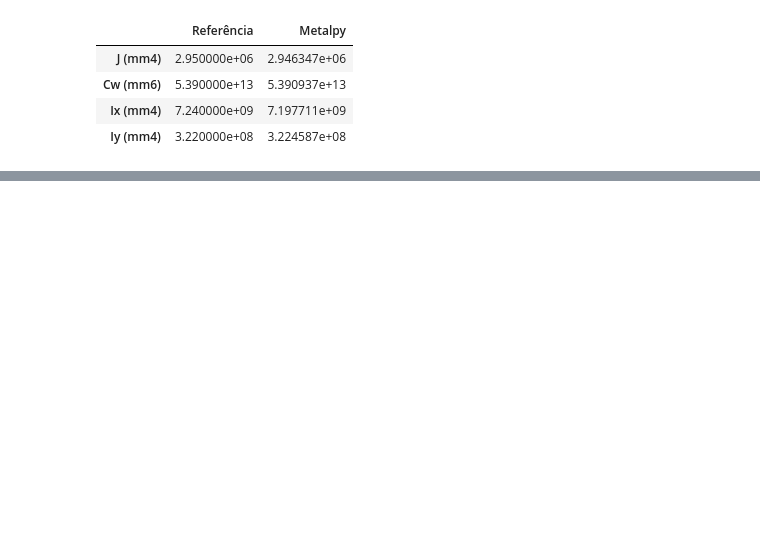
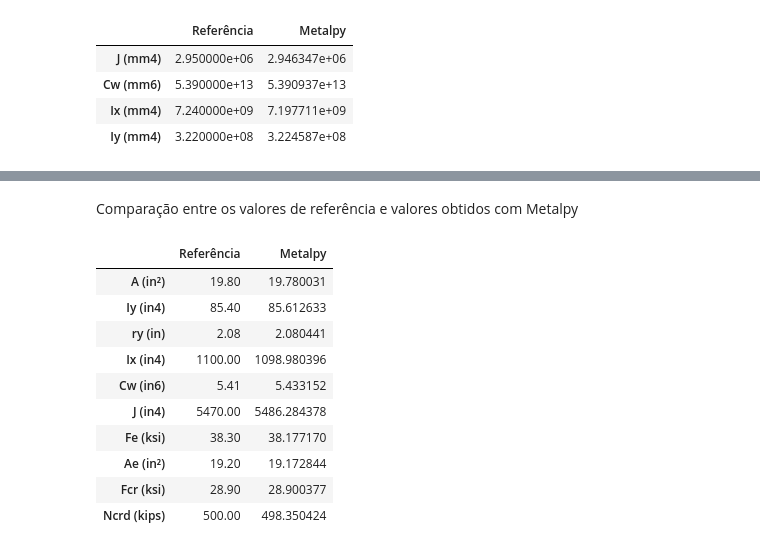
Before and after one commit to JoaoSevergnini/metalpy, a Jupyter notebook: ex_perfis_I_soldados.ipynb, the cells around one changed output, grey strips where cells are left out. Cells and saved outputs as stored; diff of their text form; code cells hidden in the pictures; blank space fills up the shorter version.

```diff
--- a/exemplos_perfis_I_soldados.ipynb
+++ b/ex_perfis_I_soldados.ipynb
@@ -300,14 +300,24 @@ from perfis import PerfilI
 from normas import AISC360
 from material import Aco
 
+#Unidades para conversão
 in_to_cm = 2.54
 cm_to_in = 0.394
 ft_to_cm = 30.48
+kN_cm2_to_ksi = 1.4504
+ksi_to_kN_cm2 = 1 / 1.4504
+ft_to_cm = 30.48
+kN_to_kips = 0.225
 
-#Definição do Aço com as propriedades em kN/cm²
-A572 = Aco(20000, 0.3, 34.5, 45.0, 0.6)
+#Definição do Aço com as propriedades em ksi sendo convertidas para kN/cm²
+E = 29000 * ksi_to_kN_cm2
+fy = 50 * ksi_to_kN_cm2
+fu = 65 * ksi_to_kN_cm2
+v = 0.3
 
-#Definindo um perfil I lamidado com as seguintes propriedades em in sendo convertidas para cm
+A572 = Aco(E, v, fy, fu, 0.6)
+
+#Definindo um perfil I lamidado com as propriedades em in sendo convertidas para cm
 d = 17 * in_to_cm
 bf = 8 * in_to_cm
 tf = 1 * in_to_cm
@@ -315,3 +325,52 @@ h = 15 * in_to_cm
 tw = 0.25 * in_to_cm
 
 I17x8 = PerfilI(d, bf, bf, tw, tf, tf, A572, norma='AISC360')
+# %% [markdown]
+Comparação entre os valores de referência e valores obtidos com Metalpy
+# %%
+#Respostas do exercicio
+r_A = 19.8 # Área total
+r_Iy =  85.4 # Momento de inércia em Y
+r_ry = 2.08 # Raio de giração em Y
+r_Ix = 1100 # Momento de inércia em X
+r_J = 5.41 # Momento de inércia a torção
+r_Cw = 5470 # Constante de empenamento
+r_Fe = 38.3 # Tensão critica de flambagem
+r_Ae = 19.2 # Área efetiva a compressão
+r_Fcr = 28.9 # Tensão crítica
+r_Ncrd = 500 # Força axial resistênte de cálculo pela AISC
+
+#Respostas com Metalpy
+mp_A =  I17x8.A * cm_to_in ** 2
+mp_Iy = I17x8.Iy * cm_to_in ** 4
+mp_ry = I17x8.ry * cm_to_in
+mp_Ix = I17x8.Ix * cm_to_in ** 4
+mp_Cw = I17x8.Cw * cm_to_in ** 6
+mp_J = I17x8.J * cm_to_in ** 4
+
+# Calculando a força axial resistênte de cálculo através do método Ncrd e obtendo os dados do cálculo
+Lx = Ly = Lz = 15 * ft_to_cm
+Ncrd, dados = I17x8.Ncrd(Lx, Ly, Lz, data=True)
+mp_Ncrd = Ncrd * kN_to_kips
+mp_Fe = dados.Fe * kN_cm2_to_ksi
+mp_Ae = dados.Aef * cm_to_in ** 2
+mp_Fcr = dados.Fcr * kN_cm2_to_ksi
+
+columns = 'Referência Metalpy'.split()
+index = ['A (in²)', 'Iy (in4)', 'ry (in)', 'Ix (in4)', 'Cw (in6)', 'J (in4)', 'Fe (ksi)', 'Ae (in²)', 'Fcr (ksi)', 'Ncrd (kips)']
+data = zip([r_A, r_Iy, r_ry, r_Ix, r_J, r_Cw, r_Fe, r_Ae, r_Fcr, r_Ncrd], [ mp_A, mp_Iy, mp_ry, mp_Ix, mp_J, mp_Cw, mp_Fe, mp_Ae, mp_Fcr, mp_Ncrd])
+
+df = pd.DataFrame(data,index=index,columns=columns)
+df
+# %% [output]
+|  | Referência | Metalpy |
+| A (in²) | 19.80 | 19.780031 |
+| Iy (in4) | 85.40 | 85.612633 |
+| ry (in) | 2.08 | 2.080441 |
+| Ix (in4) | 1100.00 | 1098.980396 |
+| Cw (in6) | 5.41 | 5.433152 |
+| J (in4) | 5470.00 | 5486.284378 |
+| Fe (ksi) | 38.30 | 38.177170 |
+| Ae (in²) | 19.20 | 19.172844 |
+| Fcr (ksi) | 28.90 | 28.900377 |
+| Ncrd (kips) | 500.00 | 498.350424 |
```
Also changed, not shown: parts of 17 cells of this notebook, 3 other files.
